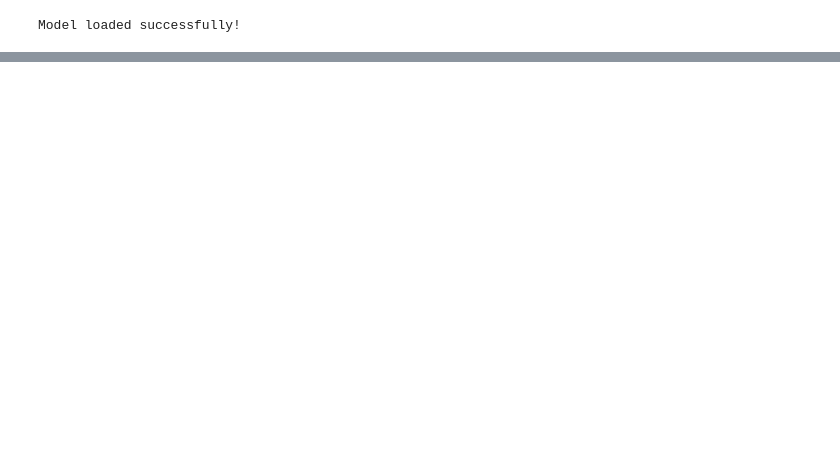
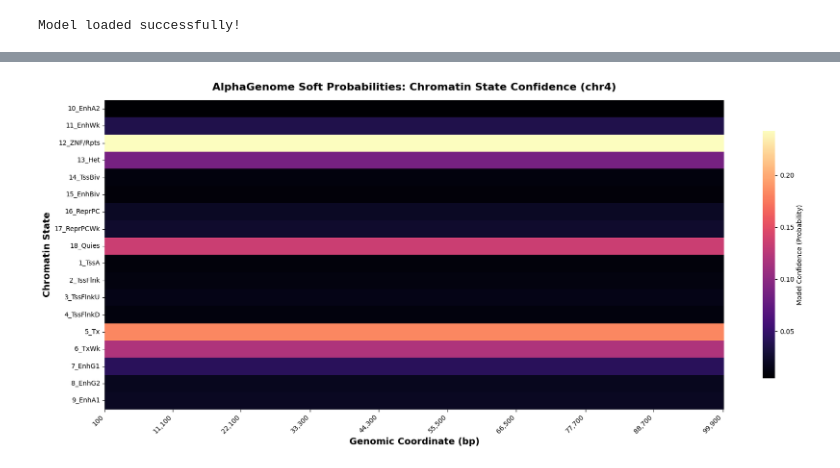
Before and after one commit to concl/chromatin-state-prediction, a Jupyter notebook: playground/AlphaGenome.ipynb, the cells around one changed output, grey strips where cells are left out. Drawn from its saved outputs; the diff is of its cells as text; code cells hidden in the pictures; blank space fills up the shorter version.

Commit message:
updated alphagenome

```diff
--- a/playground/AlphaGenome.ipynb
+++ b/playground/AlphaGenome.ipynb
@@ -77,0 +326,72 @@ Predictions successfully generated!
+# %%
+import pandas as pd
+
+print("\nCalculating soft probabilities...")
+
+# 1. Generate the soft probability matrix
+# This returns an array where each row is a bin, and each column is the probability of a specific state
+y_proba = clf.predict_proba(X_test)
+
+# 2. Map the probabilities to their actual state names
+# clf.classes_ stores the exact order of the columns in y_proba
+state_names = clf.classes_
+
+# 3. Create a clean DataFrame for analysis
+proba_df = pd.DataFrame(y_proba, columns=state_names)
+
+# 4. Attach the actual and predicted labels so you can compare them side-by-side
+proba_df.insert(0, 'Actual_State', y_test)
+proba_df.insert(1, 'Predicted_State', y_pred)
+
+# Display the first 10 rows to verify
+print("\n=== Soft Probabilities (First 10 Test Bins) ===")
+print(proba_df.head(10))
+
+# Optional: Save this to a CSV for later analysis
+# proba_df.to_csv('/content/drive/MyDrive/Research/Ernst Lab/soft_probabilities_output.csv', index=False)
+# print("\nSaved soft probabilities to Google Drive.")
+
+import matplotlib.pyplot as plt
+import seaborn as sns
+import numpy as np
+
+print("\nGenerating soft probability heatmap...")
+
+# 1. Define the genomic window to plot
+# Plotting the whole chromosome at once can be too dense.
+# Let's visualize a 500-bin window (100,000 bp).
+start_idx = 0
+window_size = 500
+end_idx = start_idx + window_size
+
+# 2. Slice the probabilities and coordinates for this specific window
+plot_proba = y_proba[start_idx:end_idx]
+plot_coords = bin_centers[start_idx:end_idx]
+
+# 3. Set up the figure
+plt.figure(figsize=(18, 8))
+
+# 4. Generate the Heatmap
+# We transpose (.T) the probability matrix so states are on the Y-axis and coordinates on the X-axis
+ax = sns.heatmap(
+    plot_proba.T,
+    cmap='magma', # 'magma' or 'viridis' work incredibly well for probabilities
+    cbar_kws={'label': 'Model Confidence (Probability)', 'shrink': 0.8},
+    yticklabels=state_names
+)
+
+# 5. Format the X-axis to show actual genomic coordinates (bp) instead of bin indices
+num_ticks = 10
+tick_positions = np.linspace(0, window_size - 1, num_ticks, dtype=int)
+tick_labels = [f"{int(plot_coords[i]):,}" for i in tick_positions]
+
+plt.xticks(tick_positions, tick_labels, rotation=45, ha='right')
+
+# 6. Add labels and title
+plt.title(f'AlphaGenome Soft Probabilities: Chromatin State Confidence ({chrom})', fontsize=16, fontweight='bold', pad=15)
+plt.xlabel('Genomic Coordinate (bp)', fontsize=14, fontweight='bold')
+plt.ylabel('Chromatin State', fontsize=14, fontweight='bold')
+
+plt.tight_layout()
+plt.show()
+# %% [output]
@@ -78 +415,2 @@ Predictions successfully generated!
+[figure, added]
 # %%
```
Also changed, not shown: parts of 9 cells of this notebook.
